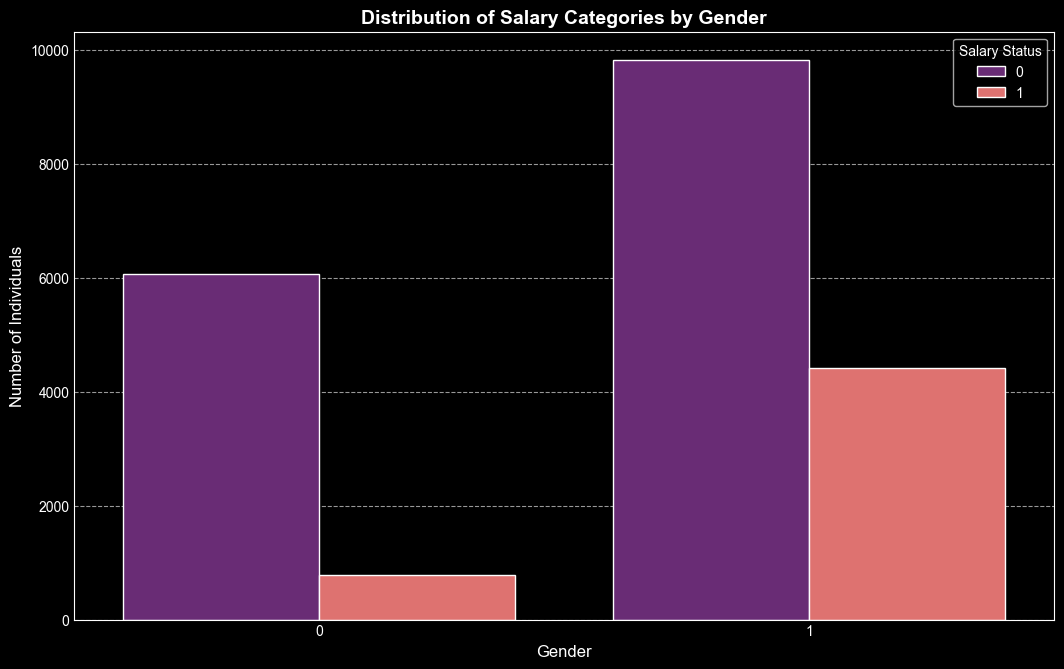
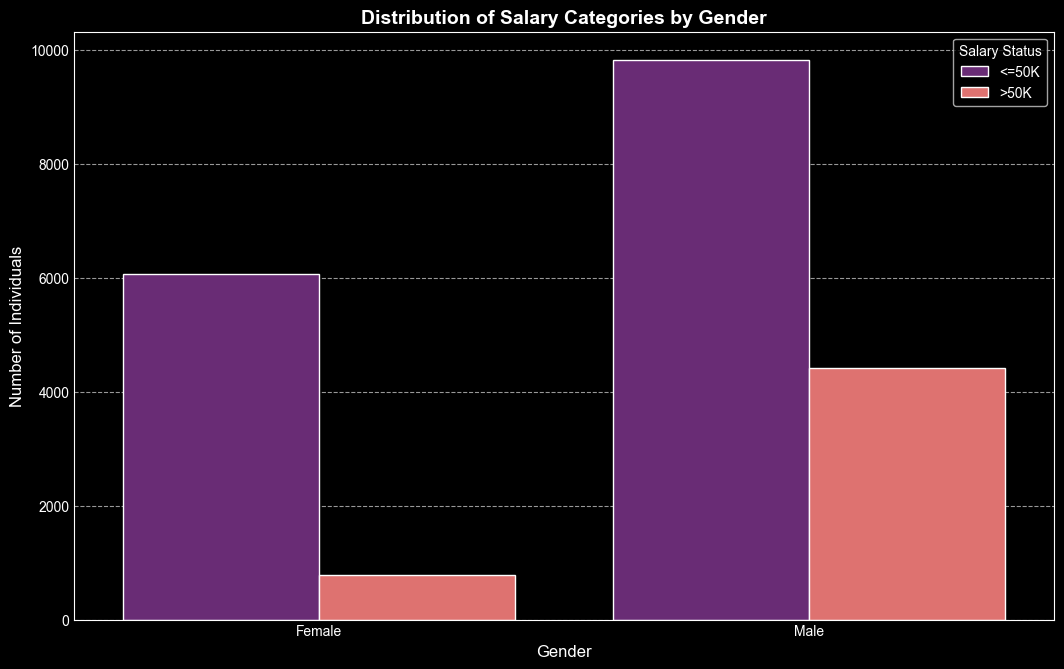
The change to this notebook cell's code, shown as a diff; its figure went from the first image to the second:
--- before
+++ after
@@ -2,7 +2,4 @@
 import seaborn as sns
 import matplotlib.pyplot as plt
-
-# عشان الجراف يظهر جوه النوت بوك
-%matplotlib inline
 
 print("📊 Generating Visualization: Gender vs Salary...")
@@ -10,14 +7,17 @@
 plt.figure(figsize=(10, 6))
 
-# رسمة الـ Count Plot للمقارنة بين النوع والسالاري
-# ملحوظة: استخدمنا df_train قبل ما نمسح منها عمود الـ sex
-sns.countplot(data=df_train, x='sex', hue='salary', palette='magma')
 
-# إضافة تفاصيل تخلي الشكل شيك في التقرير
+ax = sns.countplot(data=df_train, x='sex', hue='salary', palette='magma')
+
+plt.xticks(ticks=[0, 1], labels=['Female', 'Male'])
+
+
 plt.title('Distribution of Salary Categories by Gender', fontsize=14, fontweight='bold')
 plt.xlabel('Gender', fontsize=12)
 plt.ylabel('Number of Individuals', fontsize=12)
-plt.legend(title='Salary Status') # هيظهر لك <=50K و >50K لو لسه ما حولتهمش لأرقام
+
+
+plt.legend(title='Salary Status', labels=['<=50K', '>50K'])
+
 plt.grid(axis='y', linestyle='--', alpha=0.6)
-
 plt.show()

Commit: change in sex & graph